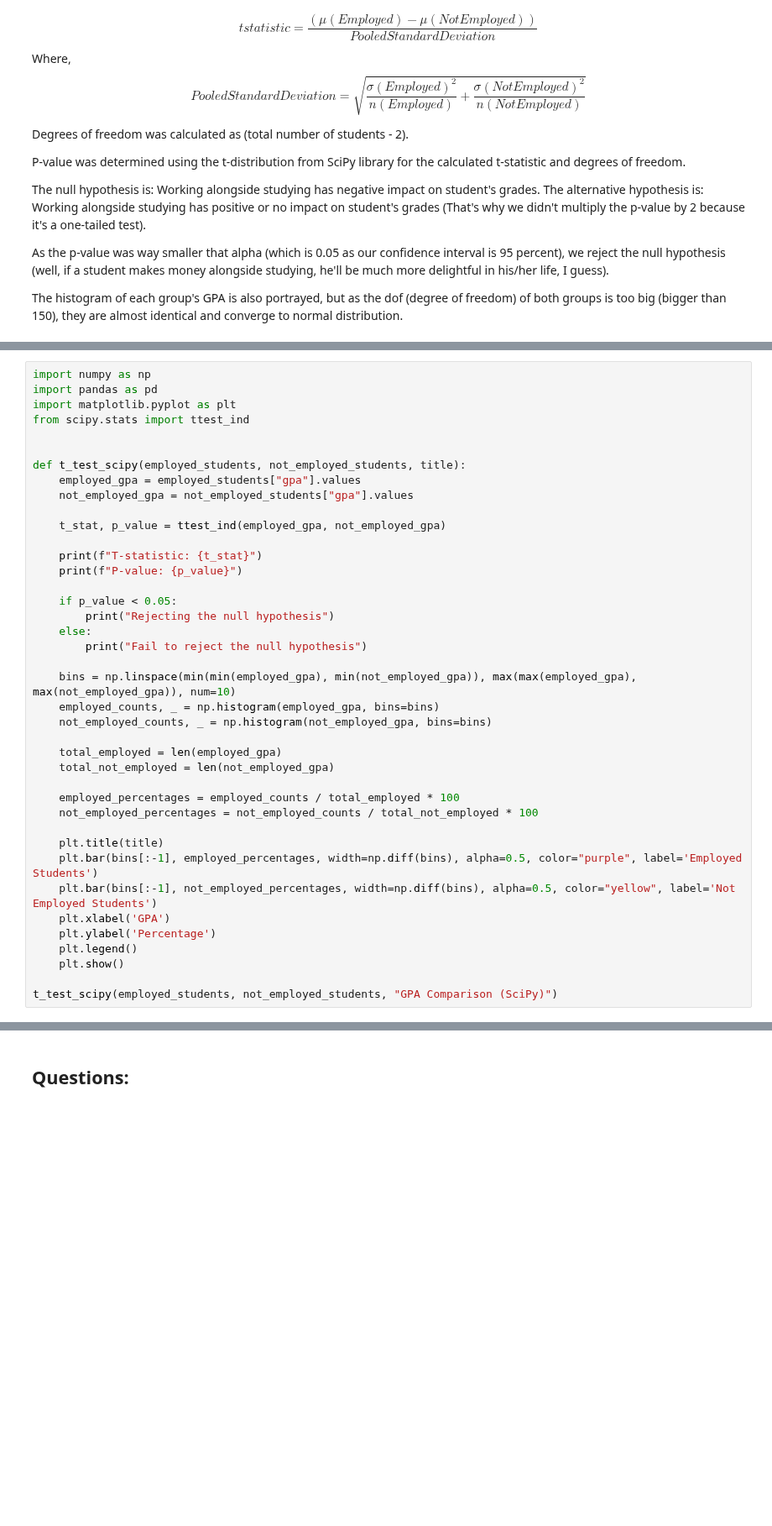
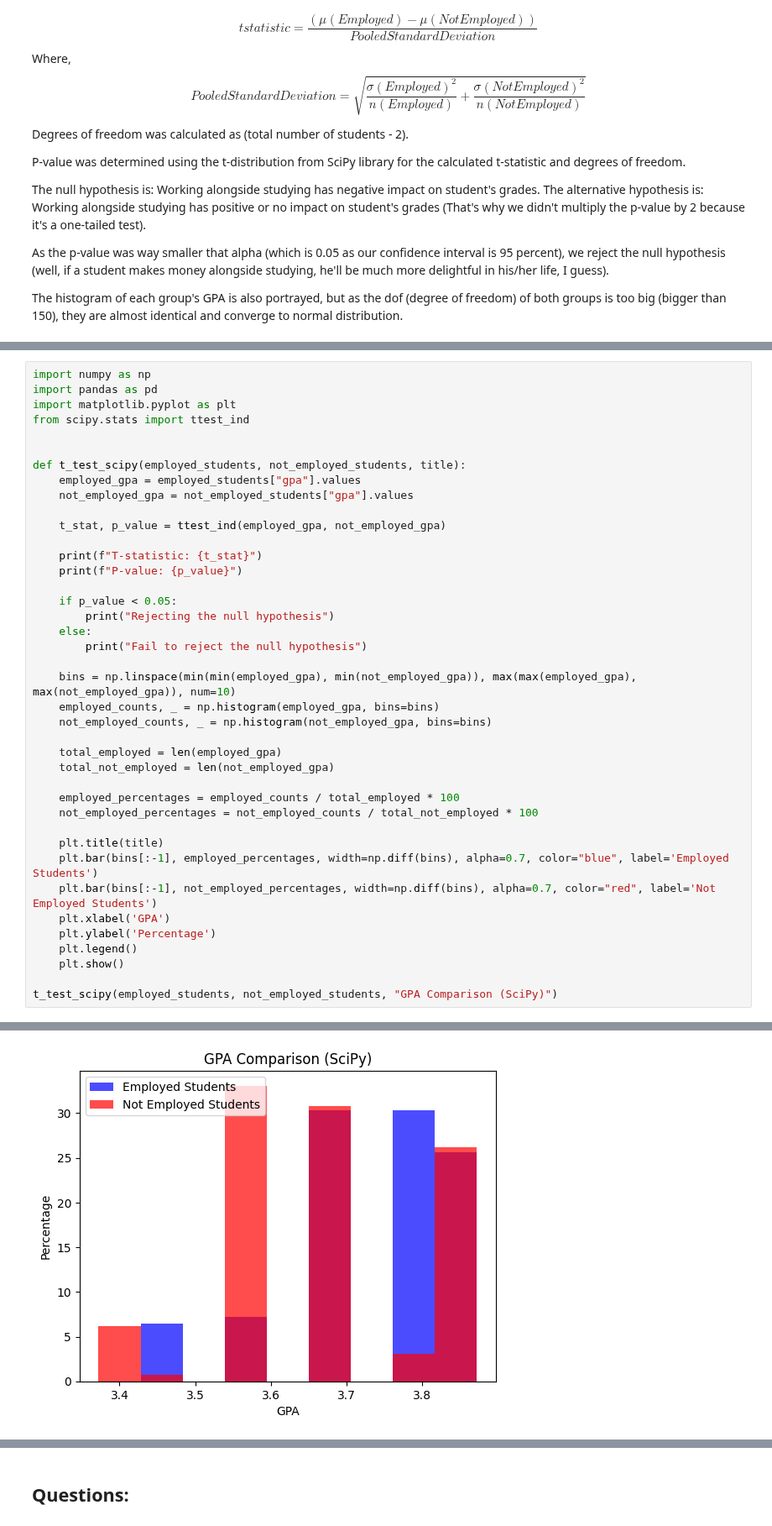
Before and after one commit to tisiphonee/DataS, a Jupyter notebook: CA1/CA1.ipynb, the cells around one changed output, grey strips where cells are left out. Shown at 84% size. Drawn from its saved outputs; the diff is of its cells as text; blank space fills up the shorter version.

```diff
--- a/CA1/CA1.ipynb
+++ b/CA1/CA1.ipynb
@@ -526,8 +541,8 @@ def t_test_scipy(employed_students, not_employed_students, title):
     not_employed_percentages = not_employed_counts / total_not_employed * 100
 
     plt.title(title)
-    plt.bar(bins[:-1], employed_percentages, width=np.diff(bins), alpha=0.5, color="purple", label='Employed Students')
-    plt.bar(bins[:-1], not_employed_percentages, width=np.diff(bins), alpha=0.5, color="yellow", label='Not Employed Students')
+    plt.bar(bins[:-1], employed_percentages, width=np.diff(bins), alpha=0.7, color="blue", label='Employed Students')
+    plt.bar(bins[:-1], not_employed_percentages, width=np.diff(bins), alpha=0.7, color="red", label='Not Employed Students')
     plt.xlabel('GPA')
     plt.ylabel('Percentage')
     plt.legend()
@@ -539,3 +556,4 @@ NameError: name 'employed_students' is not defined
+[figure, added]
 # %% [markdown]
 The t-statistic and p-value are slightly different between the two implementations because:
 
```
Also changed, not shown: parts of 6 cells of this notebook.
